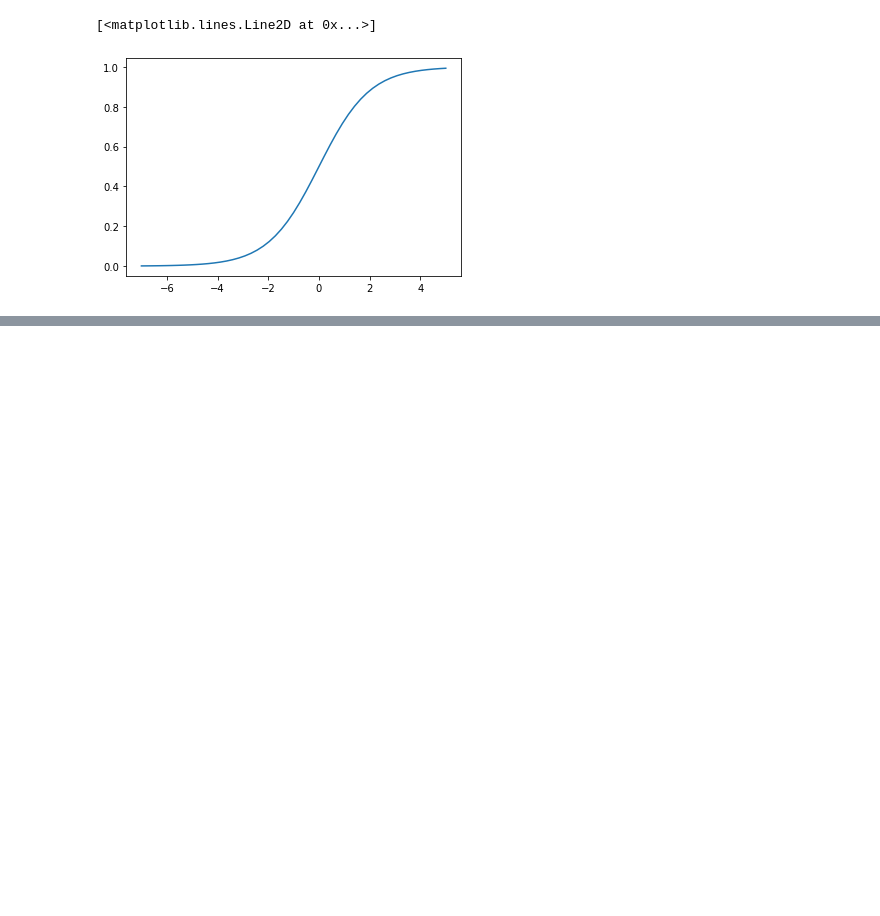
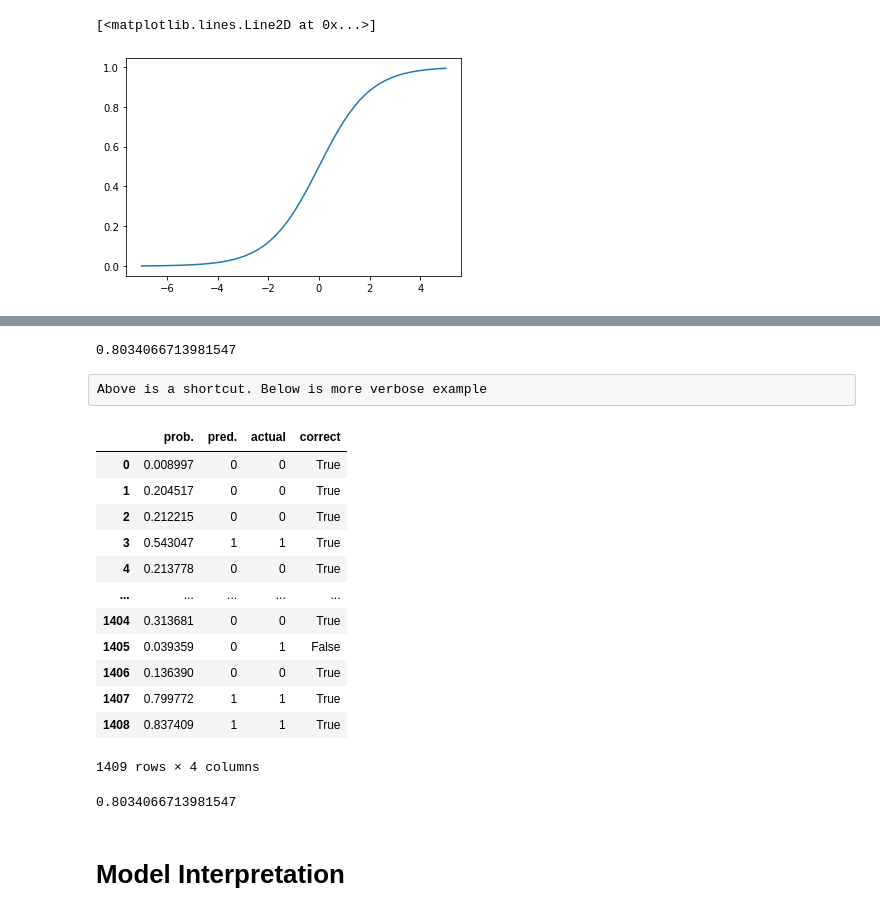
Before and after one commit to SleeplessChallenger/ML_ZoomCamp_code, a Jupyter notebook: logistic_regression_models/churn_model.ipynb, the cells around one changed output, grey strips where cells are left out. Saved outputs shown, nothing was run; the diff lists cells and outputs as text; code cells hidden in the pictures; blank space fills up the shorter version.

```diff
--- a/logistic_regression_models/churn_model.ipynb
+++ b/logistic_regression_models/churn_model.ipynb
@@ -697,0 +786,35 @@ def linear_regression(xi):
+# %%
+(churn_decision == y_valid).mean()
+# %% [output]
+0.8034066713981547
+# %% [raw]
+Above is a shortcut. Below is more verbose example
+# %%
+df_pred = pd.DataFrame()
+df_pred['prob.'] = soft_prediction
+df_pred['pred.'] = churn_decision.astype(int)
+df_pred['actual'] = y_valid
+# %%
+df_pred['correct'] = df_pred['pred.'] == df_pred['actual']
+# %%
+df_pred
+# %% [output]
+|  | prob. | pred. | actual | correct |
+| 0 | 0.008997 | 0 | 0 | True |
+| 1 | 0.204517 | 0 | 0 | True |
+| 2 | 0.212215 | 0 | 0 | True |
+| 3 | 0.543047 | 1 | 1 | True |
+| 4 | 0.213778 | 0 | 0 | True |
+| ... | ... | ... | ... | ... |
+| 1404 | 0.313681 | 0 | 0 | True |
+| 1405 | 0.039359 | 0 | 1 | False |
+| 1406 | 0.136390 | 0 | 0 | True |
+| 1407 | 0.799772 | 1 | 1 | True |
+| 1408 | 0.837409 | 1 | 1 | True |
+1409 rows × 4 columns
+# %%
+df_pred.correct.mean()
+# %% [output]
+0.8034066713981547
+# %% [markdown]
+# Model Interpretation
```
Also changed, not shown: parts of 50 cells of this notebook.
